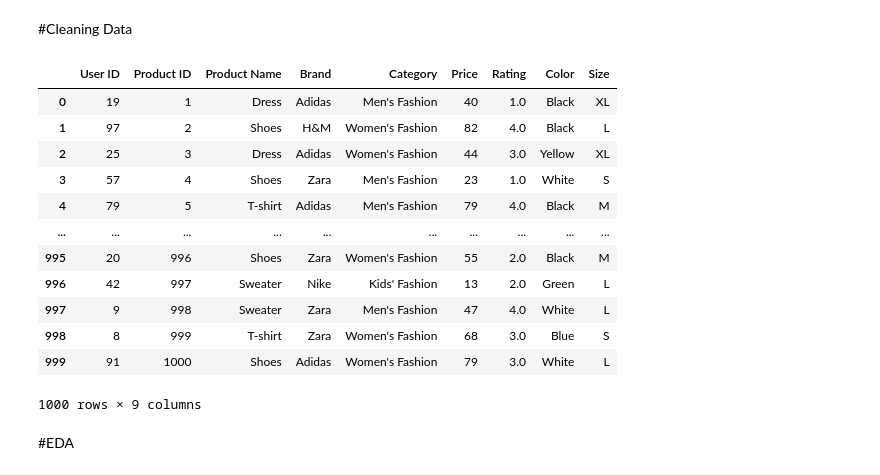
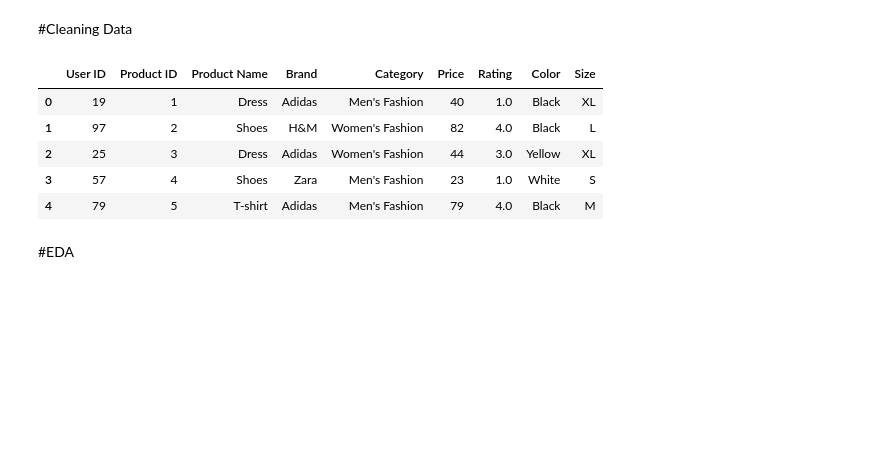
Before and after one commit to fffadhilll/recommender-system-hackathon, a Jupyter notebook: recsys_hackathon.ipynb, the cells around one changed output. Saved outputs shown, nothing was run; the diff lists cells and outputs as text; code cells hidden in the pictures; blank space fills up the shorter version.

```diff
--- a/recsys_hackathon.ipynb
+++ b/recsys_hackathon.ipynb
@@ -20,6 +20,6 @@ def load_data(file_name):
   df = pd.read_csv(file_name)
   return df
 # %%
-df = load_data('data/amazon.csv')
+df = load_data('data/fashion_products.csv')
 df.head()
 # %% [output]
@@ -137,21 +87,14 @@ Duplicated Data: 0
 # %%
 df['Rating'] = df['Rating'].round(0)
 # %%
-df
+df.head()
 # %% [output]
 |  | User ID | Product ID | Product Name | Brand | Category | Price | Rating | Color | Size |
 | 0 | 19 | 1 | Dress | Adidas | Men's Fashion | 40 | 1.0 | Black | XL |
 | 1 | 97 | 2 | Shoes | H&M | Women's Fashion | 82 | 4.0 | Black | L |
 | 2 | 25 | 3 | Dress | Adidas | Women's Fashion | 44 | 3.0 | Yellow | XL |
 | 3 | 57 | 4 | Shoes | Zara | Men's Fashion | 23 | 1.0 | White | S |
 | 4 | 79 | 5 | T-shirt | Adidas | Men's Fashion | 79 | 4.0 | Black | M |
-| ... | ... | ... | ... | ... | ... | ... | ... | ... | ... |
-| 995 | 20 | 996 | Shoes | Zara | Women's Fashion | 55 | 2.0 | Black | M |
-| 996 | 42 | 997 | Sweater | Nike | Kids' Fashion | 13 | 2.0 | Green | L |
-| 997 | 9 | 998 | Sweater | Zara | Men's Fashion | 47 | 4.0 | White | L |
-| 998 | 8 | 999 | T-shirt | Zara | Women's Fashion | 68 | 3.0 | Blue | S |
-| 999 | 91 | 1000 | Shoes | Adidas | Women's Fashion | 79 | 3.0 | White | L |
-1000 rows × 9 columns
 # %% [markdown]
 #EDA
 # %%
```
Also changed, not shown: parts of 10 cells of this notebook, 3 other files.
